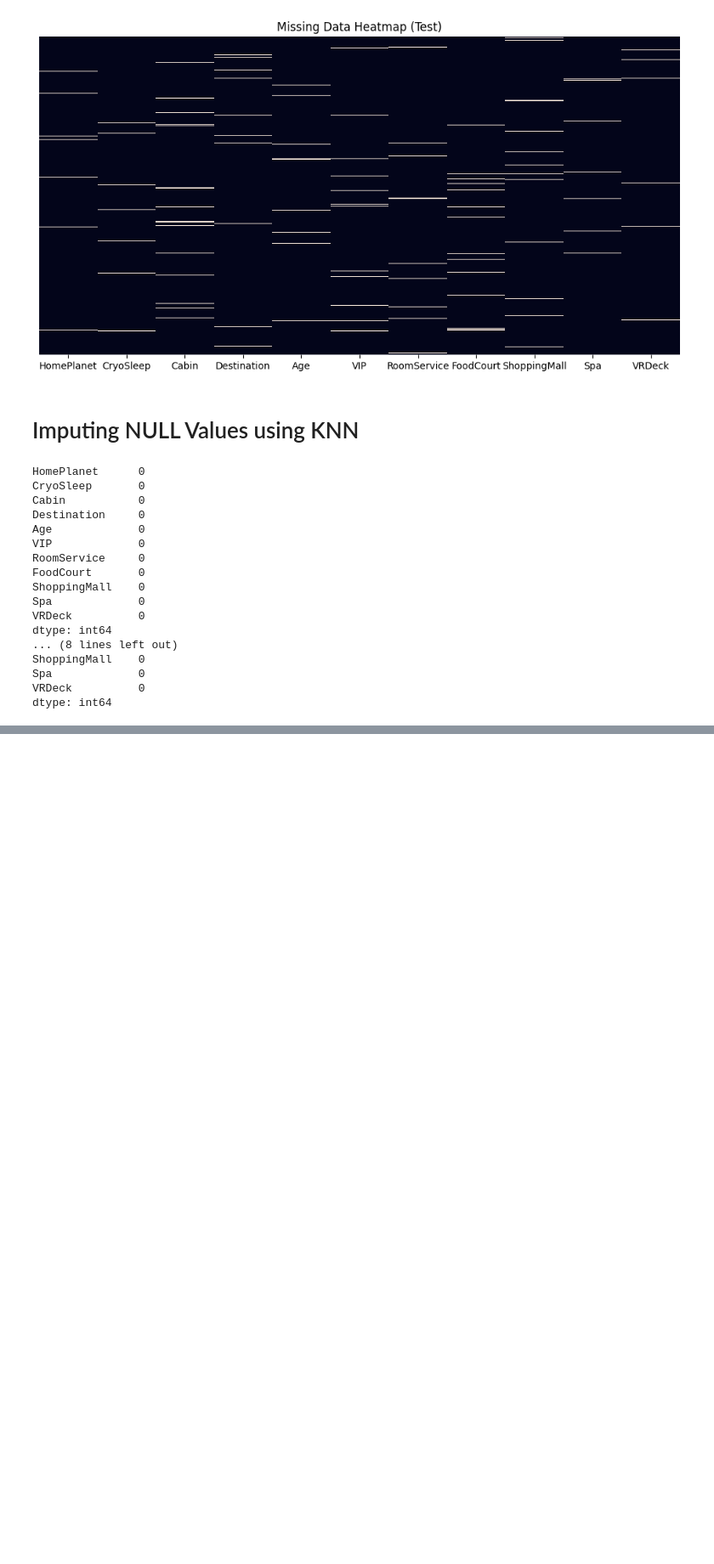
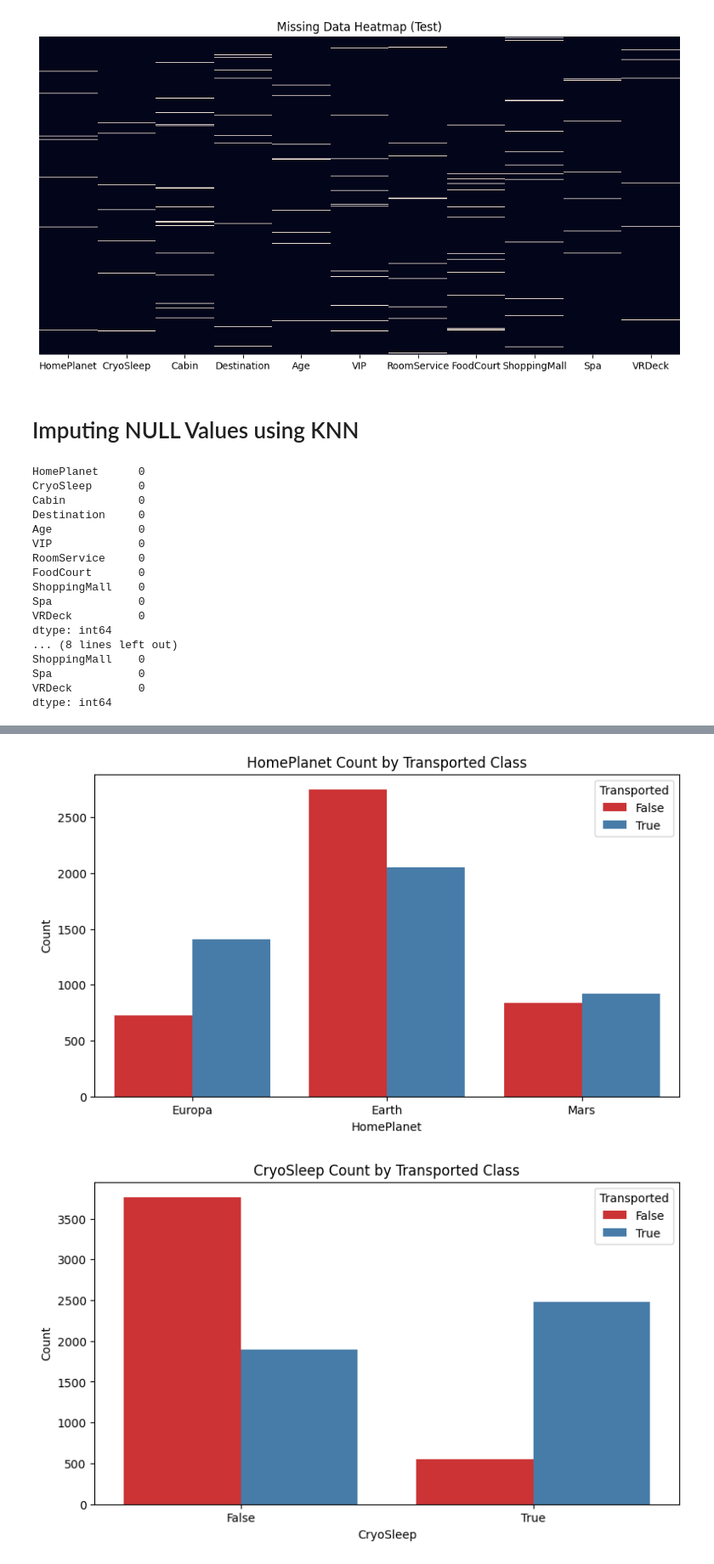
Before and after one commit to Kaggle-Challange-Group-Project/Code_file_for_kaggle_challange_-, a Jupyter notebook: Kaggle_Competion_Group_Project_.ipynb, the cells around one changed output, grey strips where cells are left out. Shown at 85% size. Drawn from its saved outputs; the diff is of its cells as text; code cells hidden in the pictures; blank space fills up the shorter version.

```diff
--- a/Kaggle_Competion_Group_Project_.ipynb
+++ b/Kaggle_Competion_Group_Project_.ipynb
@@ -217,0 +238,19 @@ dtype: int64
+# %%
+cat_cols = ['HomePlanet', 'CryoSleep']
+
+for col in cat_cols:
+    plt.figure(figsize=(9, 5))
+    sns.countplot(
+        x=col,
+        hue='Transported',
+        data=train_data,
+        palette='Set1'
+    )
+    plt.title(f'{col} Count by Transported Class')
+    plt.xlabel(col)
+    plt.ylabel('Count')
+    plt.legend(title='Transported')
+    plt.show()
+# %% [output]
+[figure, added]
+[figure, added]
```
Also changed, not shown: parts of 4 cells of this notebook.
